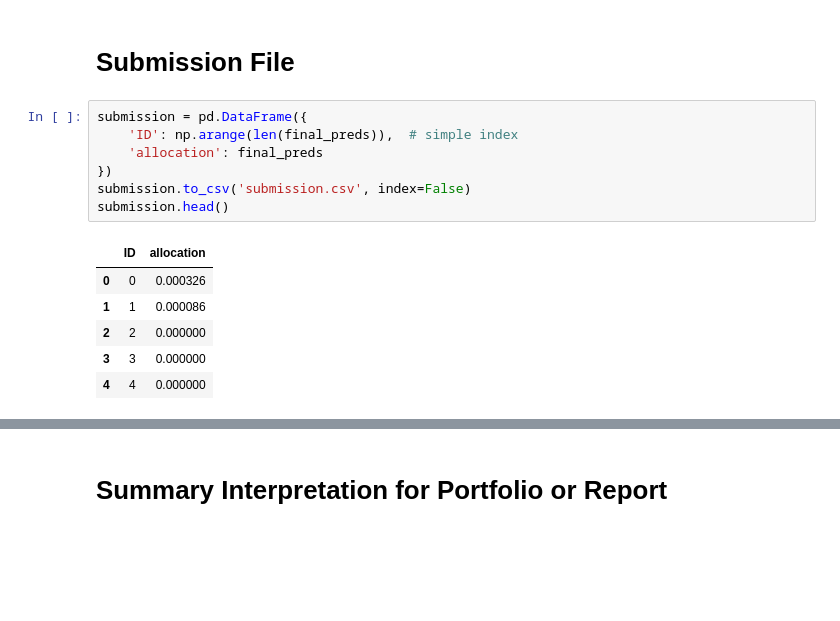
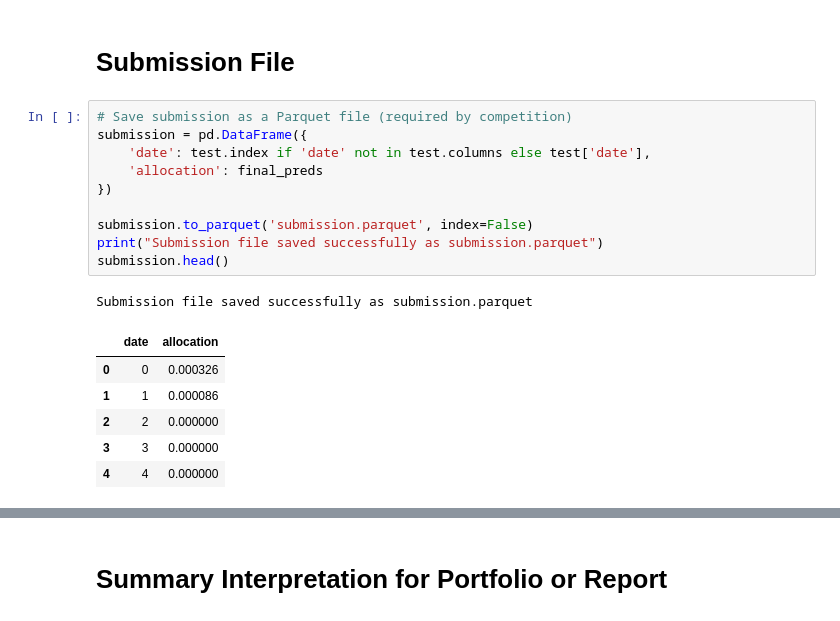
Before and after one commit to SandeepSagarMadanu/Agentic-AI-with-LangGraph--Chatbot-, a Jupyter notebook: hull-tatical-market-pred.ipynb, the cells around one changed output, grey strips where cells are left out. Cells and saved outputs as stored; diff of their text form; blank space fills up the shorter version.

```diff
--- a/hull-tatical-market-pred.ipynb
+++ b/hull-tatical-market-pred.ipynb
@@ -409,20 +409,24 @@ final_preds = alpha * xgb_preds + (1 - alpha) * lstm_preds
 final_preds = np.clip(final_preds, 0, 2)
 # %% [markdown]
 # Submission File
-# %%
-submission = pd.DataFrame({
-    'ID': np.arange(len(final_preds)),  # simple index
-    'allocation': final_preds
-})
-submission.to_csv('submission.csv', index=False)
-submission.head()
-# %% [output]
-|  | ID | allocation |
-| 0 | 0 | 0.000326 |
-| 1 | 1 | 0.000086 |
-| 2 | 2 | 0.000000 |
-| 3 | 3 | 0.000000 |
-| 4 | 4 | 0.000000 |
+# %%
+# Save submission as a Parquet file (required by competition)
+submission = pd.DataFrame({
+    'date': test.index if 'date' not in test.columns else test['date'],
+    'allocation': final_preds
+})
+
+submission.to_parquet('submission.parquet', index=False)
+print("Submission file saved successfully as submission.parquet")
+submission.head()
+# %% [output]
+Submission file saved successfully as submission.parquet
+|  | date | allocation |
+| 0 | 0 | 0.000326 |
+| 1 | 1 | 0.000086 |
+| 2 | 2 | 0.000000 |
+| 3 | 3 | 0.000000 |
+| 4 | 4 | 0.000000 |
 # %%
 submission['allocation'].hist(bins=30, color='skyblue', edgecolor='black')
 plt.title("Submission Allocation Value Distribution")
```
Also changed, not shown: parts of 4 cells of this notebook.
